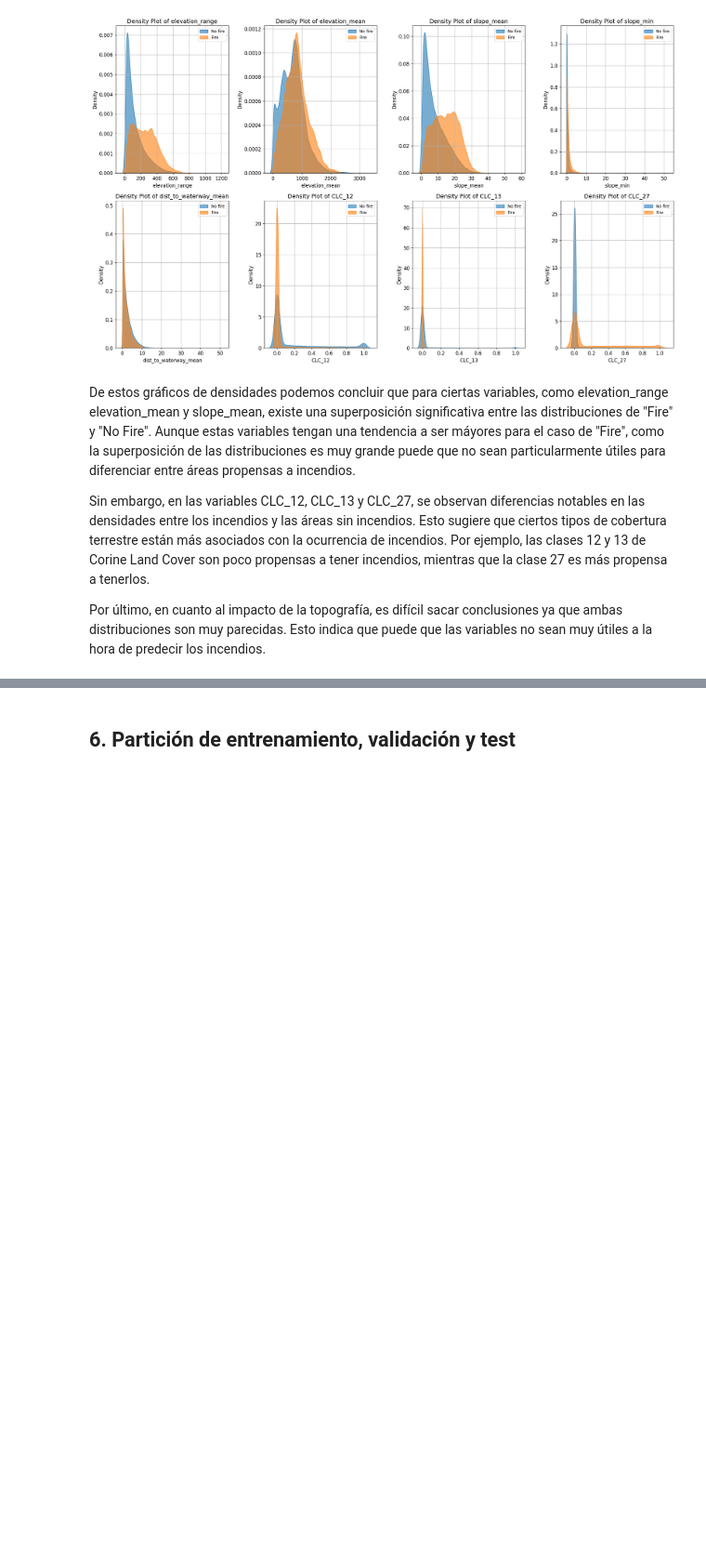
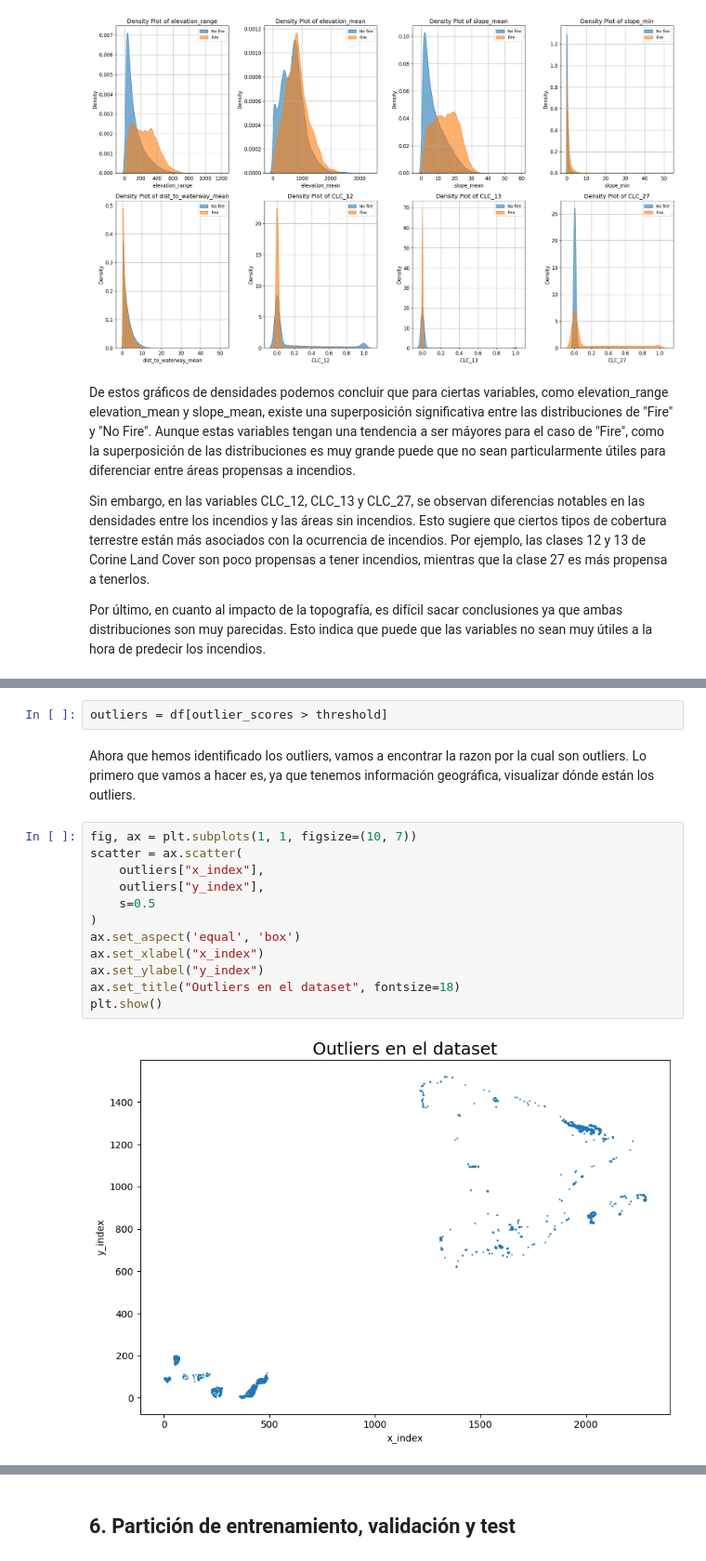
Before and after one commit to JulenErcibengoa/Aprendizaje_Automatico_Avanzado, a Jupyter notebook: src/main.ipynb, the cells around one changed output, grey strips where cells are left out. Shown at 93% size. Drawn from its saved outputs; the diff is of its cells as text; blank space fills up the shorter version.

```diff
--- a/src/main.ipynb
+++ b/src/main.ipynb
@@ -746,0 +827,18 @@ Por último, en cuanto al impacto de la topografía, es difícil sacar conclusio
+# %%
+outliers = df[outlier_scores > threshold]
+# %% [markdown]
+Ahora que hemos identificado los outliers, vamos a encontrar la razon por la cual son outliers. Lo primero que vamos a hacer es, ya que tenemos información geográfica, visualizar dónde están los outliers.
+# %%
+fig, ax = plt.subplots(1, 1, figsize=(10, 7))
+scatter = ax.scatter(
+    outliers["x_index"],
+    outliers["y_index"],
+    s=0.5
+)
+ax.set_aspect('equal', 'box')
+ax.set_xlabel("x_index")
+ax.set_ylabel("y_index")
+ax.set_title("Outliers en el dataset", fontsize=18)
+plt.show()
+# %% [output]
+[figure, added]
```
Also changed, not shown: parts of 13 cells of this notebook.
